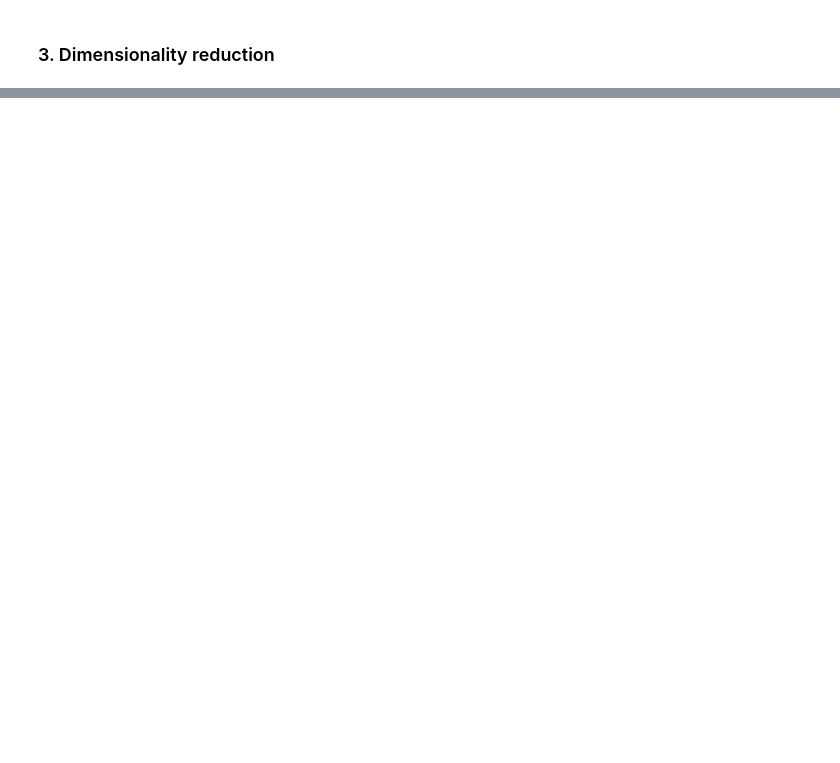
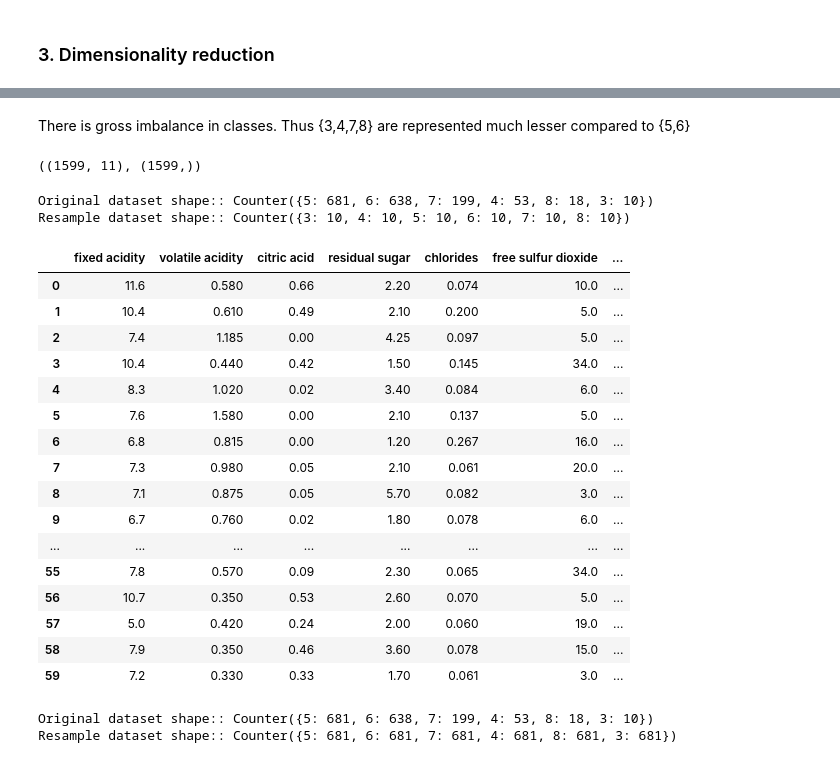
Before and after one commit to ananddotiyer/IIT-M, a Jupyter notebook: My Notes/MLP/Week2.ipynb, the cells around one changed output, grey strips where cells are left out. Drawn from its saved outputs; the diff is of its cells as text; code cells hidden in the pictures; blank space fills up the shorter version.

```diff
--- a/My Notes/MLP/Week2.ipynb
+++ b/My Notes/MLP/Week2.ipynb
@@ -769,0 +749,53 @@ Resample dataset shape:: Counter({3: 10, 4: 10, 5: 10, 6: 10, 7: 10, 8: 10})
+# %% [markdown]
+There is gross imbalance in classes.  Thus {3,4,7,8} are represented much lesser compared to {5,6}
+# %%
+X = wine_data.drop(['quality'], axis=1)
+y = wine_data['quality']
+X.shape, y.shape
+# %% [output]
+((1599, 11), (1599,))
+# %%
+from collections import Counter
+from imblearn.under_sampling import RandomUnderSampler
+
+undersample = RandomUnderSampler(random_state=42)
+X_rus, y_rus = undersample.fit_resample(X, y)
+
+print(f"Original dataset shape:: {Counter(y)}")
+print(f"Resample dataset shape:: {Counter(y_rus)}")  # Selects 10 from each of the {5,6} classes.
+# %% [output]
+Original dataset shape:: Counter({5: 681, 6: 638, 7: 199, 4: 53, 8: 18, 3: 10})
+Resample dataset shape:: Counter({3: 10, 4: 10, 5: 10, 6: 10, 7: 10, 8: 10})
+# %%
+wine_data_modified = pd.concat([X_rus, y_rus], axis=1)
+wine_data_modified
+# %% [output]
+|  | fixed acidity | volatile acidity | citric acid | residual sugar | chlorides | free sulfur dioxide | ... |
+| 0 | 11.6 | 0.580 | 0.66 | 2.20 | 0.074 | 10.0 | ... |
+| 1 | 10.4 | 0.610 | 0.49 | 2.10 | 0.200 | 5.0 | ... |
+| 2 | 7.4 | 1.185 | 0.00 | 4.25 | 0.097 | 5.0 | ... |
+| 3 | 10.4 | 0.440 | 0.42 | 1.50 | 0.145 | 34.0 | ... |
+| 4 | 8.3 | 1.020 | 0.02 | 3.40 | 0.084 | 6.0 | ... |
+| 5 | 7.6 | 1.580 | 0.00 | 2.10 | 0.137 | 5.0 | ... |
+| 6 | 6.8 | 0.815 | 0.00 | 1.20 | 0.267 | 16.0 | ... |
+| 7 | 7.3 | 0.980 | 0.05 | 2.10 | 0.061 | 20.0 | ... |
+| 8 | 7.1 | 0.875 | 0.05 | 5.70 | 0.082 | 3.0 | ... |
+| 9 | 6.7 | 0.760 | 0.02 | 1.80 | 0.078 | 6.0 | ... |
+| ... | ... | ... | ... | ... | ... | ... | ... |
+| 55 | 7.8 | 0.570 | 0.09 | 2.30 | 0.065 | 34.0 | ... |
+| 56 | 10.7 | 0.350 | 0.53 | 2.60 | 0.070 | 5.0 | ... |
+| 57 | 5.0 | 0.420 | 0.24 | 2.00 | 0.060 | 19.0 | ... |
+| 58 | 7.9 | 0.350 | 0.46 | 3.60 | 0.078 | 15.0 | ... |
+| 59 | 7.2 | 0.330 | 0.33 | 1.70 | 0.061 | 3.0 | ... |
+# %%
+from collections import Counter
+from imblearn.over_sampling import RandomOverSampler
+
+oversample = RandomOverSampler(random_state=42)
+X_ros, y_ros = oversample.fit_resample(X, y)
+
+print(f"Original dataset shape:: {Counter(y)}")
+print(f"Resample dataset shape:: {Counter(y_ros)}")  # Selects 681 (by repeat-sampling) from each of the {5,6} classes.
+# %% [output]
+Original dataset shape:: Counter({5: 681, 6: 638, 7: 199, 4: 53, 8: 18, 3: 10})
+Resample dataset shape:: Counter({5: 681, 6: 681, 7: 681, 4: 681, 8: 681, 3: 681})
```
Also changed, not shown: parts of 80 cells of this notebook.
